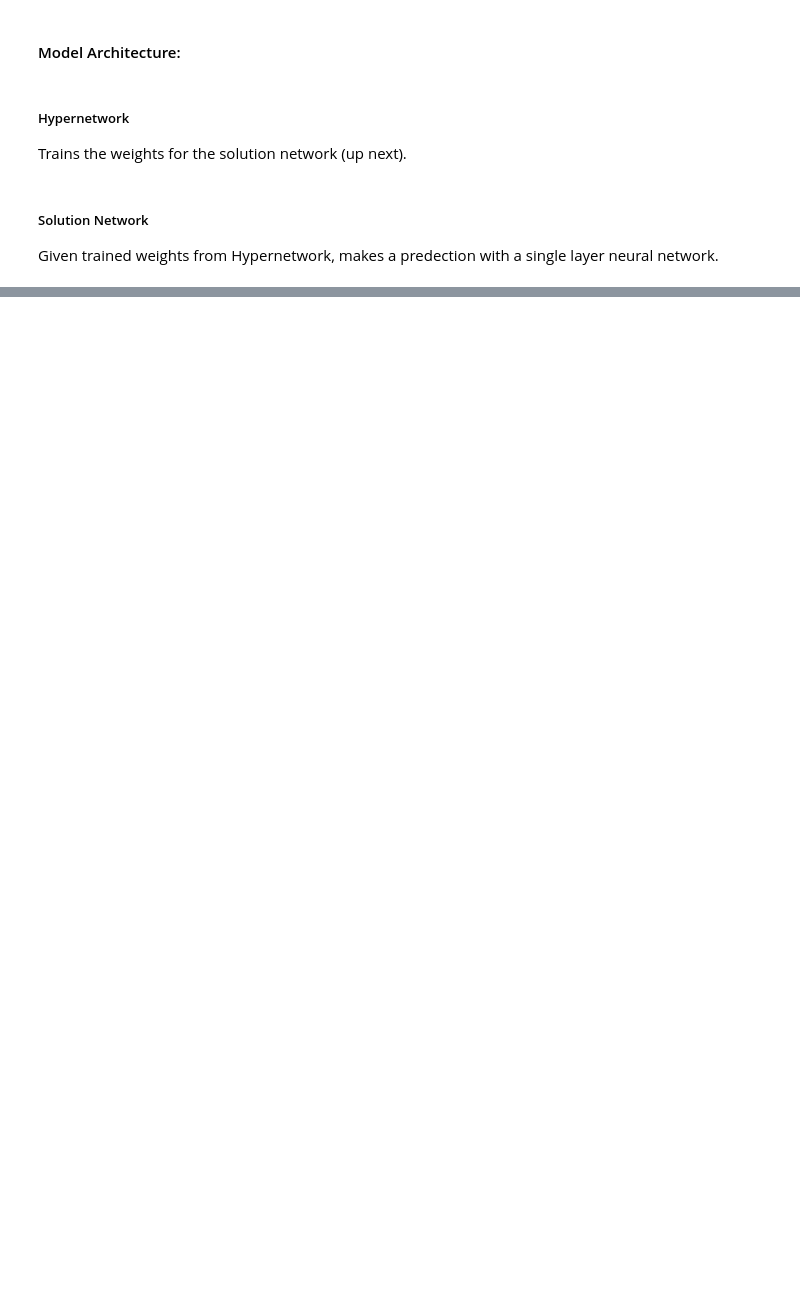
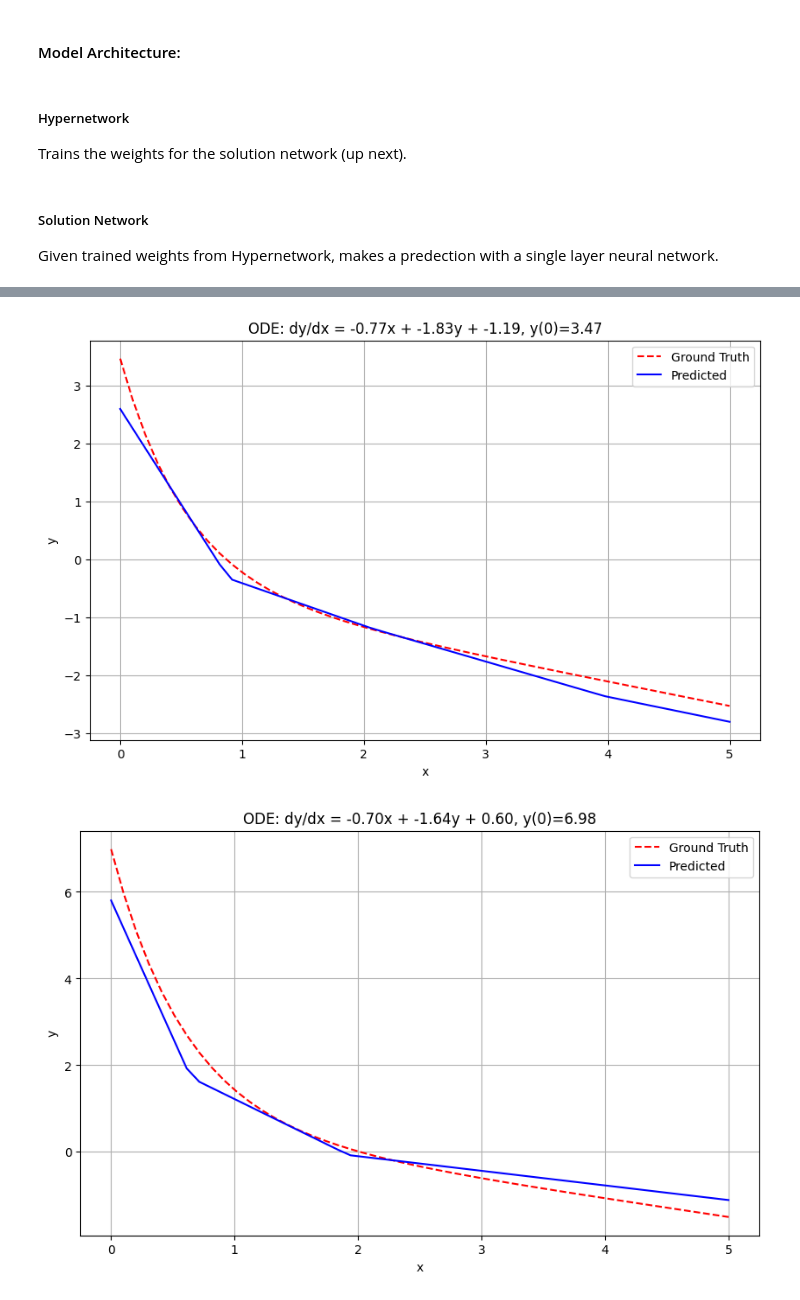
Before and after one commit to Rupository/prePression, a Jupyter notebook: MLODE.ipynb, the cells around one changed output, grey strips where cells are left out. Drawn from its saved outputs; the diff is of its cells as text; code cells hidden in the pictures; blank space fills up the shorter version.

```diff
--- a/MLODE.ipynb
+++ b/MLODE.ipynb
@@ -164,11 +182,11 @@ class SolutionNet(nn.Module):
 
         b2 = meta_params[:, 24:25].view(-1, 1)    # output layer bias
 
-        x = x.unsqueeze(-1)
+        x = x.unsqueeze(-1).expand(-1, -1, 4)
         # Reshape: [batch, num_points] -> [batch, num_points, 1]
 
         h = torch.relu(torch.matmul(x, w1) + b1.unsqueeze(1))
-        # b1.unsqueeze(1): [batch, 1, hidden_dim]
+        # b1.unsqueeze(1): [batch, 1, 4] 4 == num of hidden layers
 
         # Compute (x @ w1) + b1,
         ## x: [batch, num_points, 1]
@@ -184,0 +207,3 @@ class SolutionNet(nn.Module):
+# %%
+hyper_param_net = HyperNet(param_dim=4, hidden_dim=64, output_dim=25)
+solution_net = SolutionNet()
@@ -184,0 +212,6 @@ class SolutionNet(nn.Module):
+# %%
+device = torch.device('cuda' if torch.cuda.is_available() else 'cpu')
+hyper_param_net.to(device)
+solution_net.to(device)
+
+torch.cuda.get_device_name()
@@ -184,0 +298,35 @@ class SolutionNet(nn.Module):
+# %%
+import matplotlib.pyplot as plt
+
+def plot_solutions(ode_params, y_true, y_pred, idx=0):
+    """Plot true vs predicted solutions for a single ODE"""
+    a, b, c, y0 = ode_params[idx].cpu().numpy()
+    x = np.linspace(0, 5, y_true.shape[1])
+
+    plt.figure(figsize=(10, 6))
+    plt.plot(x, y_true[idx].cpu().numpy(), 'r--', label='Ground Truth')
+    plt.plot(x, y_pred[idx].cpu().numpy(), 'b-', label='Predicted')
+    plt.title(f"ODE: dy/dx = {a:.2f}x + {b:.2f}y + {c:.2f}, y(0)={y0:.2f}")
+    plt.xlabel('x')
+    plt.ylabel('y')
+    plt.legend()
+    plt.grid(True)
+    plt.show()
+
+# Visualize a few examples
+with torch.no_grad():
+    for ode_params, y_true in test_loader:
+        ode_params = ode_params.to(device)
+        y_true = y_true.to(device)
+
+        meta_params = hyper_param_net(ode_params)
+        x_points = torch.linspace(0, 5, y_true.shape[1], device=device).repeat(ode_params.shape[0], 1)
+        y_pred = solution_net(x_points, meta_params).squeeze(-1)
+
+        # Plot first 3 examples
+        for i in range(min(3, ode_params.size(0))):
+            plot_solutions(ode_params, y_true, y_pred, idx=i)
+        break
+# %% [output]
+[figure, added]
+[figure, added]
```
Also changed, not shown: parts of 17 cells of this notebook, 1 other file.
